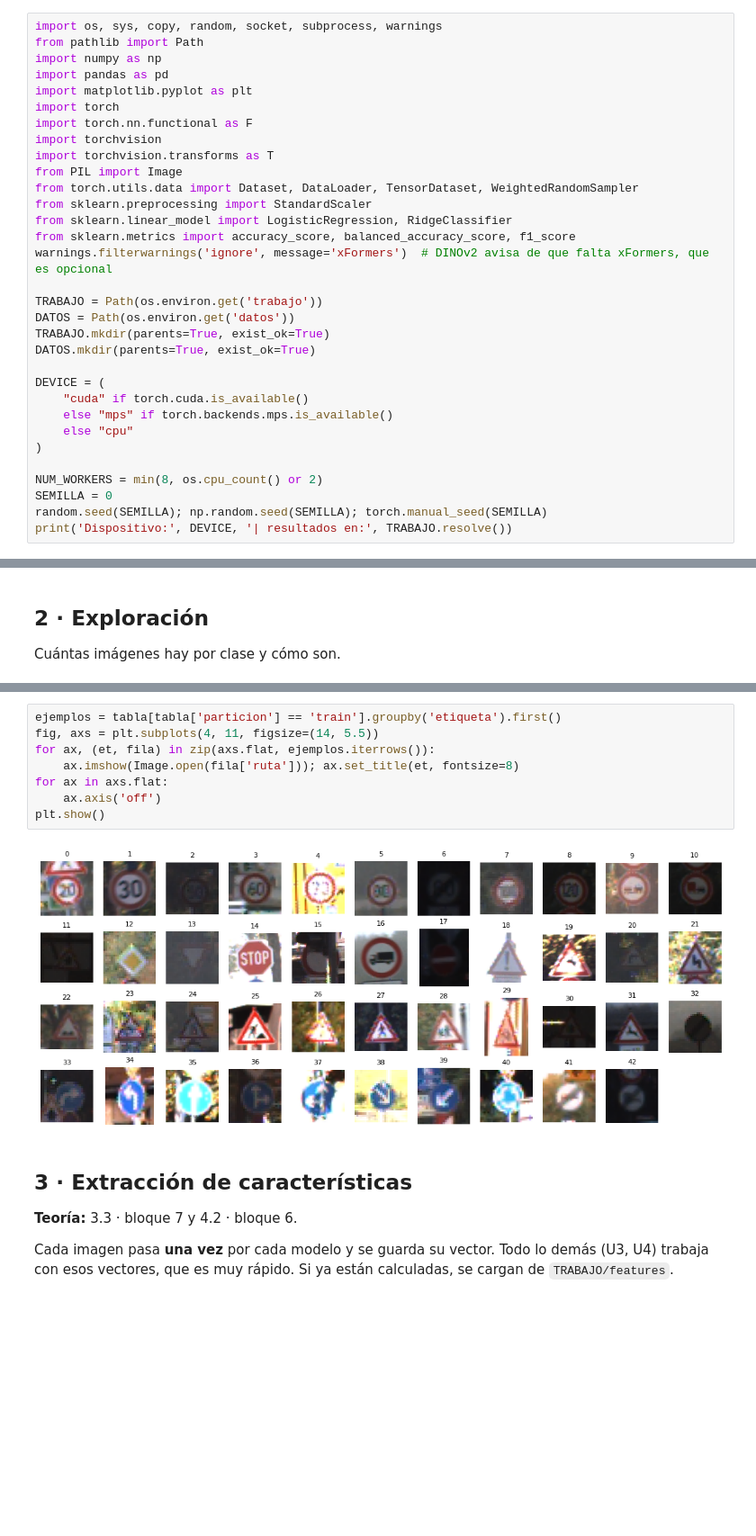
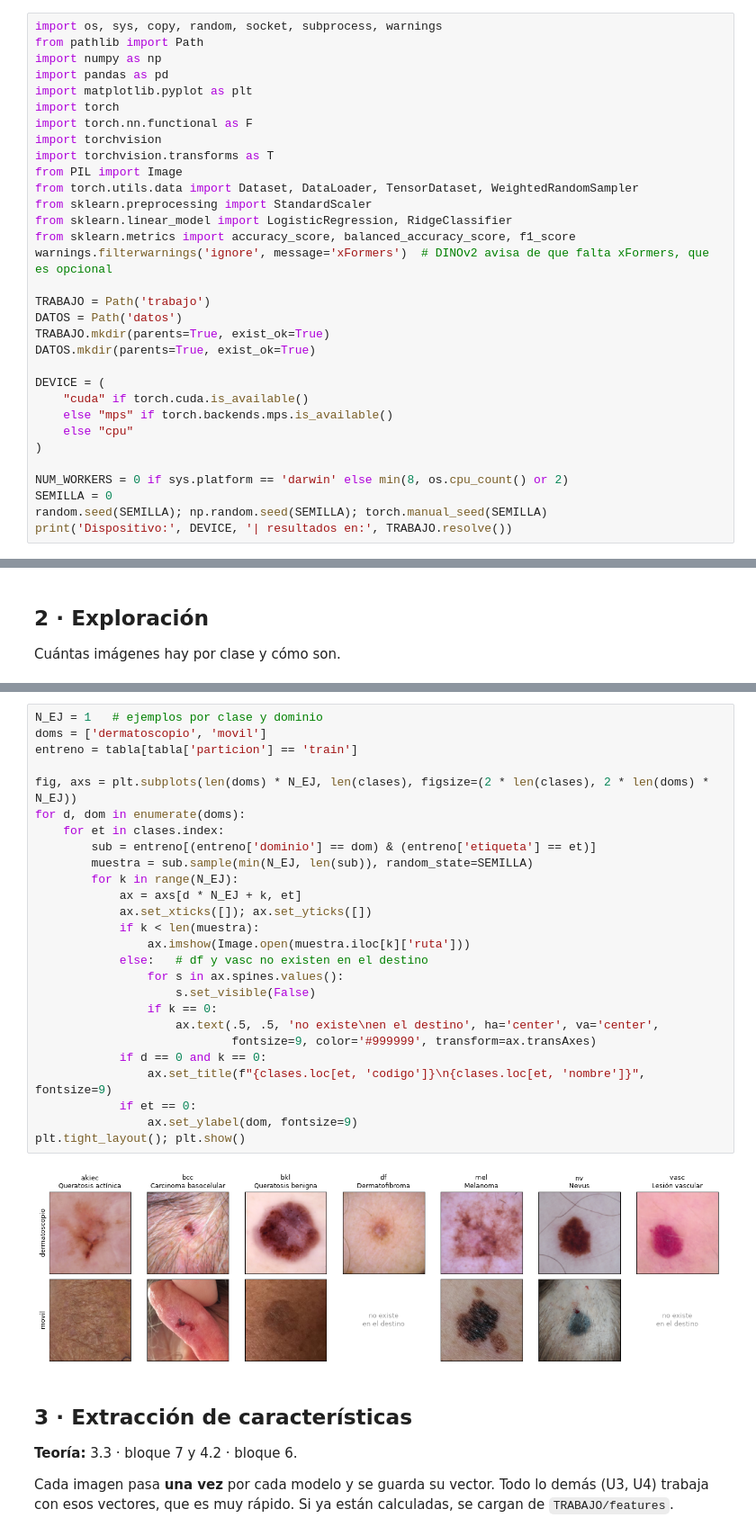
Before and after one commit to idom-ai/VISION-ARTIFICIAL, a Jupyter notebook: PROYECTO/01_baseline.ipynb, the cells around one changed output, grey strips where cells are left out. Shown at 90% size. Cells and saved outputs as stored; diff of their text form; blank space fills up the shorter version.

```diff
--- a/PROYECTO/01_baseline.ipynb
+++ b/PROYECTO/01_baseline.ipynb
@@ -39,8 +24,8 @@ from sklearn.linear_model import LogisticRegression, RidgeClassifier
 from sklearn.metrics import accuracy_score, balanced_accuracy_score, f1_score
 warnings.filterwarnings('ignore', message='xFormers')  # DINOv2 avisa de que falta xFormers, que es opcional
 
-TRABAJO = Path(os.environ.get('trabajo'))
-DATOS = Path(os.environ.get('datos'))
+TRABAJO = Path('trabajo')
+DATOS = Path('datos')
 TRABAJO.mkdir(parents=True, exist_ok=True)
 DATOS.mkdir(parents=True, exist_ok=True)
 
@@ -50,7 +35,7 @@ DEVICE = (
     else "cpu"
 )
 
-NUM_WORKERS = min(8, os.cpu_count() or 2)
+NUM_WORKERS = 0 if sys.platform == 'darwin' else min(8, os.cpu_count() or 2)
 SEMILLA = 0
 random.seed(SEMILLA); np.random.seed(SEMILLA); torch.manual_seed(SEMILLA)
 print('Dispositivo:', DEVICE, '| resultados en:', TRABAJO.resolve())
@@ -336,13 +417,31 @@ Desbalanceo: la clase más grande tiene 10.5 veces más imágenes que la más pe
 # %%
-ejemplos = tabla[tabla['particion'] == 'train'].groupby('etiqueta').first()
-fig, axs = plt.subplots(4, 11, figsize=(14, 5.5))
-for ax, (et, fila) in zip(axs.flat, ejemplos.iterrows()):
-    ax.imshow(Image.open(fila['ruta'])); ax.set_title(et, fontsize=8)
-for ax in axs.flat:
-    ax.axis('off')
-plt.show()
+N_EJ = 1   # ejemplos por clase y dominio
+doms = ['dermatoscopio', 'movil']
+entreno = tabla[tabla['particion'] == 'train']
+
+fig, axs = plt.subplots(len(doms) * N_EJ, len(clases), figsize=(2 * len(clases), 2 * len(doms) * N_EJ))
+for d, dom in enumerate(doms):
+    for et in clases.index:
+        sub = entreno[(entreno['dominio'] == dom) & (entreno['etiqueta'] == et)]
+        muestra = sub.sample(min(N_EJ, len(sub)), random_state=SEMILLA)
+        for k in range(N_EJ):
+            ax = axs[d * N_EJ + k, et]
+            ax.set_xticks([]); ax.set_yticks([])
+            if k < len(muestra):
+                ax.imshow(Image.open(muestra.iloc[k]['ruta']))
+            else:   # df y vasc no existen en el destino
+                for s in ax.spines.values():
+                    s.set_visible(False)
+                if k == 0:
+                    ax.text(.5, .5, 'no existe\nen el destino', ha='center', va='center',
+                            fontsize=9, color='#999999', transform=ax.transAxes)
+            if d == 0 and k == 0:
+                ax.set_title(f"{clases.loc[et, 'codigo']}\n{clases.loc[et, 'nombre']}", fontsize=9)
+            if et == 0:
+                ax.set_ylabel(dom, fontsize=9)
+plt.tight_layout(); plt.show()
 # %% [output]
-[figure, old version]
+[figure, new version]
 # %% [markdown]
 ## 3 · Extracción de características
 
```
Also changed, not shown: parts of 12 cells of this notebook, 2 other files.
